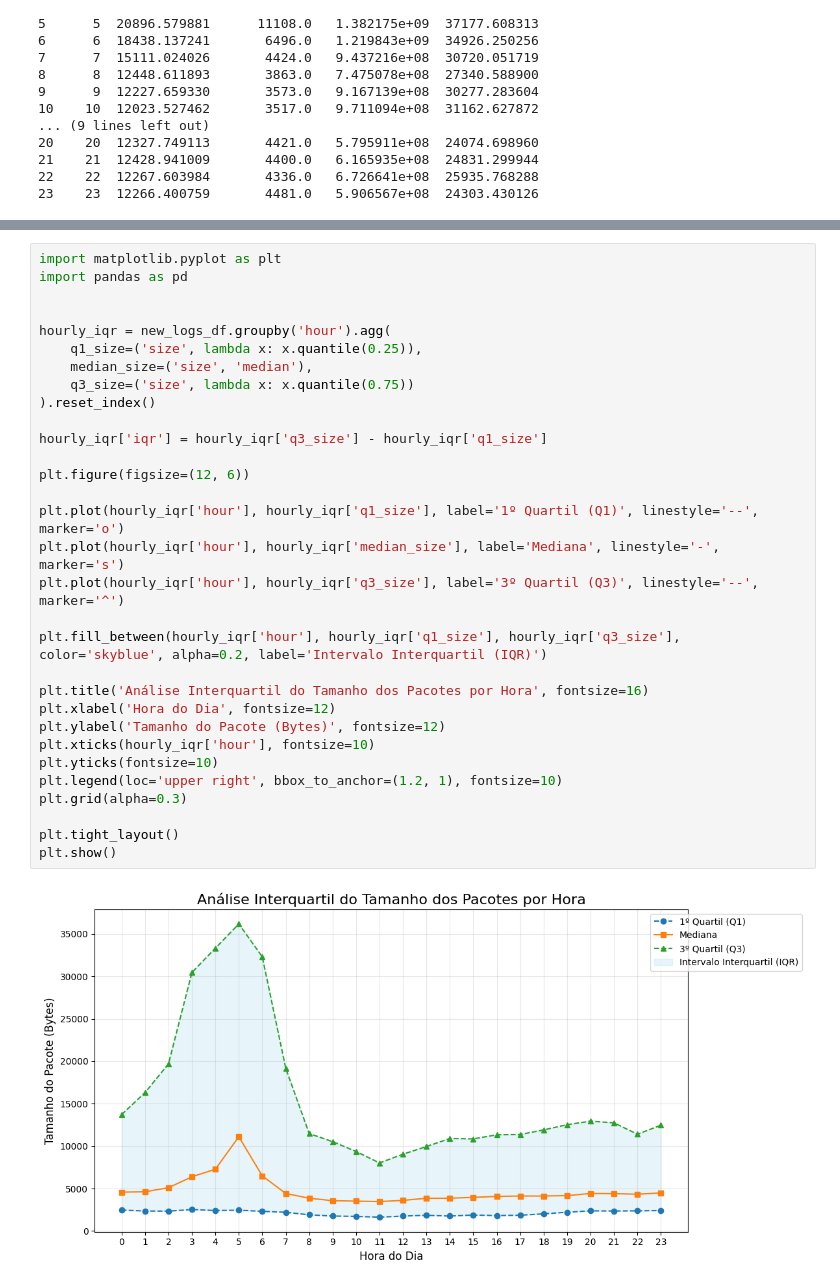
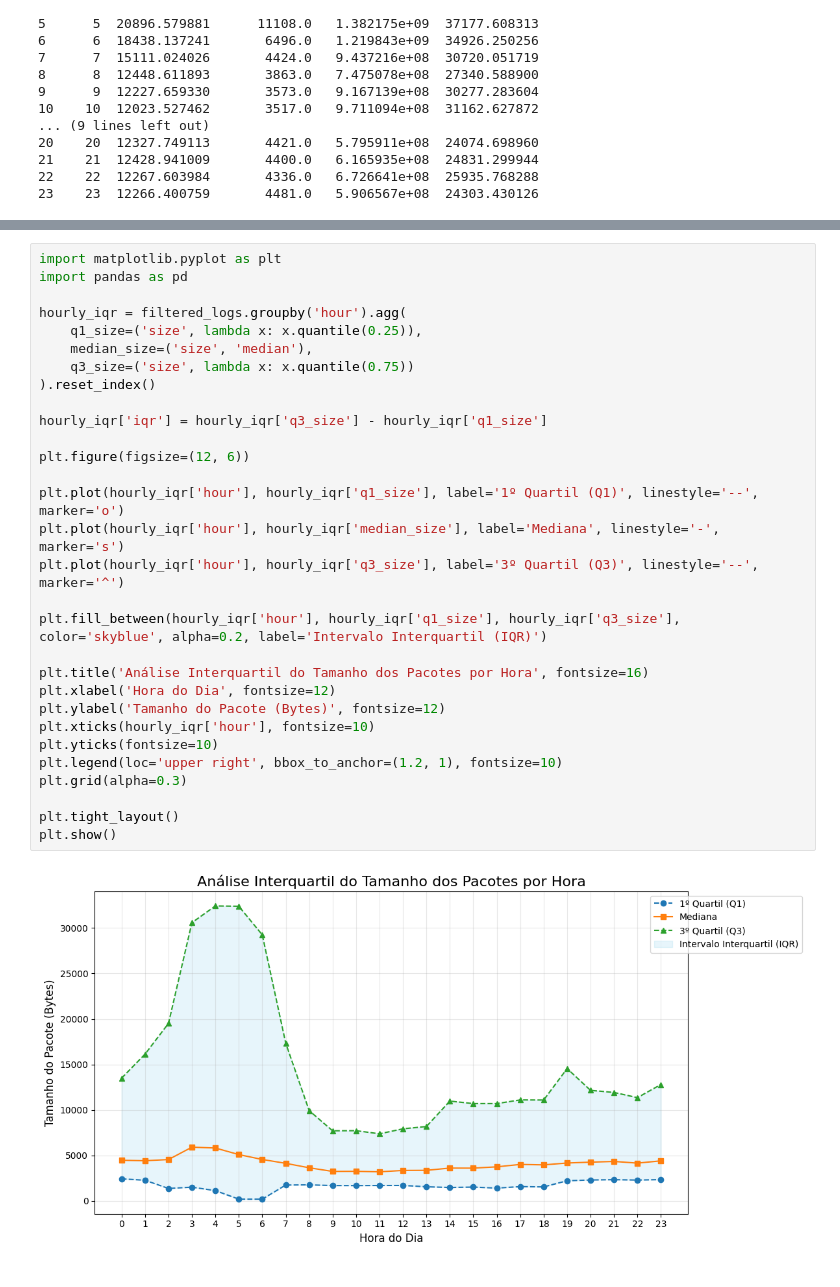
Before and after one commit to lcsvillela/CMP223, a Jupyter notebook: CMP223_WebAccessLog.ipynb, the cells around one changed output, grey strips where cells are left out. Saved outputs shown, nothing was run; the diff lists cells and outputs as text.

```diff
--- a/CMP223_WebAccessLog.ipynb
+++ b/CMP223_WebAccessLog.ipynb
@@ -463,33 +448,32 @@ plt.show()
 # %%
 import matplotlib.pyplot as plt
 import pandas as pd
 
-
-hourly_iqr = new_logs_df.groupby('hour').agg(
+hourly_iqr = filtered_logs.groupby('hour').agg(
     q1_size=('size', lambda x: x.quantile(0.25)),
     median_size=('size', 'median'),
     q3_size=('size', lambda x: x.quantile(0.75))
 ).reset_index()
 
 hourly_iqr['iqr'] = hourly_iqr['q3_size'] - hourly_iqr['q1_size']
 
 plt.figure(figsize=(12, 6))
 
 plt.plot(hourly_iqr['hour'], hourly_iqr['q1_size'], label='1º Quartil (Q1)', linestyle='--', marker='o')
 plt.plot(hourly_iqr['hour'], hourly_iqr['median_size'], label='Mediana', linestyle='-', marker='s')
 plt.plot(hourly_iqr['hour'], hourly_iqr['q3_size'], label='3º Quartil (Q3)', linestyle='--', marker='^')
 
 plt.fill_between(hourly_iqr['hour'], hourly_iqr['q1_size'], hourly_iqr['q3_size'], color='skyblue', alpha=0.2, label='Intervalo Interquartil (IQR)')
 
 plt.title('Análise Interquartil do Tamanho dos Pacotes por Hora', fontsize=16)
 plt.xlabel('Hora do Dia', fontsize=12)
 plt.ylabel('Tamanho do Pacote (Bytes)', fontsize=12)
 plt.xticks(hourly_iqr['hour'], fontsize=10)
 plt.yticks(fontsize=10)
 plt.legend(loc='upper right', bbox_to_anchor=(1.2, 1), fontsize=10)
 plt.grid(alpha=0.3)
 
 plt.tight_layout()
 plt.show()
 # %% [output]
-[figure, old version]
+[figure, new version]
```
Also changed, not shown: parts of 2 cells of this notebook.
